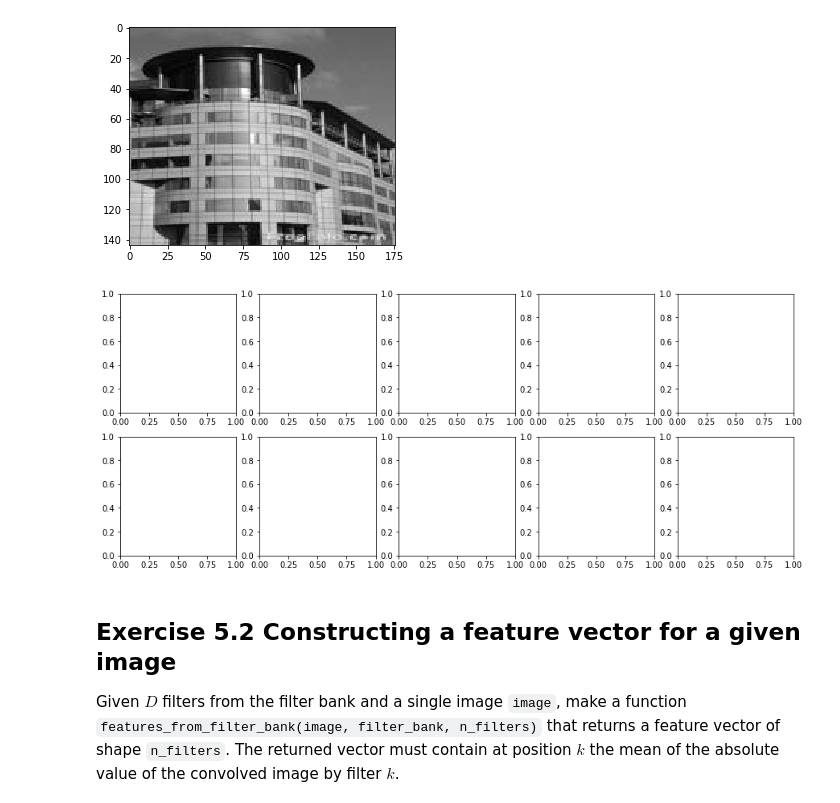
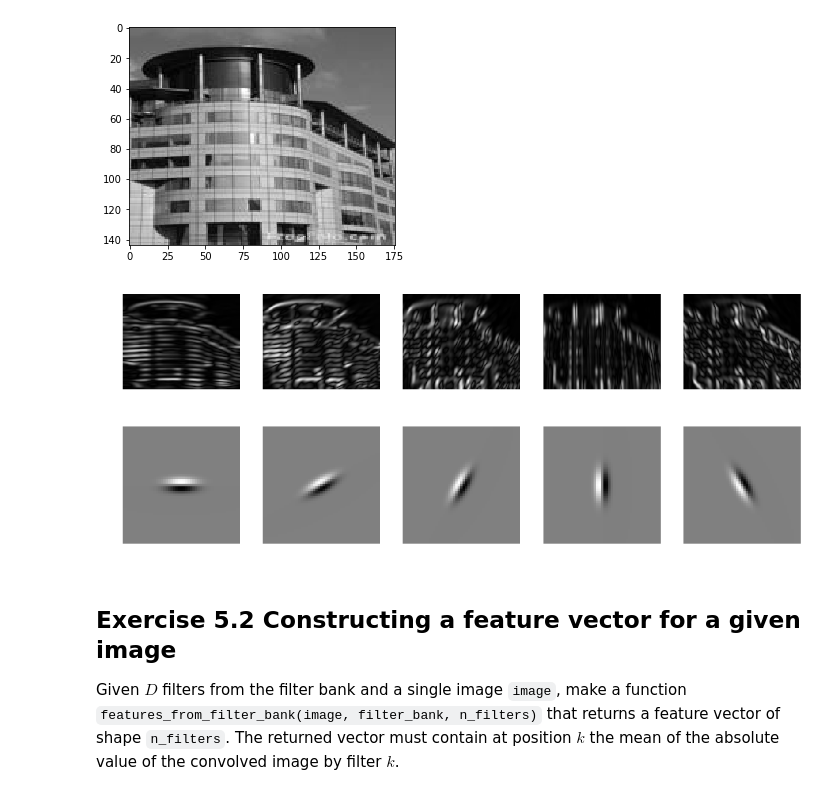
Before and after one commit to jmcano94/Visio-Artificial, a Jupyter notebook: P5/p5.ipynb, the cells around one changed output. Saved outputs shown, nothing was run; the diff lists cells and outputs as text; code cells hidden in the pictures.

```diff
--- a/P5/p5.ipynb
+++ b/P5/p5.ipynb
@@ -108,21 +108,26 @@ The function  must make a plot of two rows containing in the first row, in posit
 
 <img src="./images/filters.png">
 # %%
-im = building_images[0]
-im = skimage.color.rgb2gray(building_images[0])
+im = skimage.color.rgb2gray(building_images[6])
 plt.imshow(im, cmap="gray")
 # %% [output]
 <matplotlib.image.AxesImage at 0x...>
 [figure]
 # %%
-
+from scipy.ndimage.filters import convolve
 def visualize_features(im,  filter_bank, n_filters=5):
     fig, ax = plt.subplots(ncols=n_filters, nrows=2, figsize=(15,6))
-    # complete this function
+    for i in range(n_filters):
+        convolved_im = abs(convolve(im,filter_bank[:,:,i]))
+        ax[0][i].imshow(convolved_im, cmap = 'gray')
+        ax[0][i].set_axis_off()
+        ax[1][i].imshow(filter_bank[:,:,i], cmap = 'gray')
+        ax[1][i].set_axis_off()
+    plt.show()
 
 visualize_features(im, filter_bank)
 # %% [output]
-[figure, old version]
+[figure, new version]
 # %% [markdown]
 
 ## Exercise 5.2 Constructing a feature vector for a given image
```
Also changed, not shown: parts of 12 cells of this notebook.
